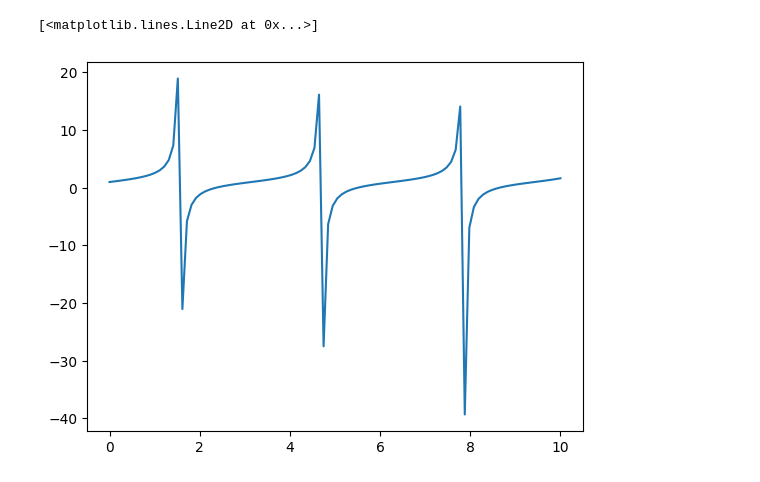
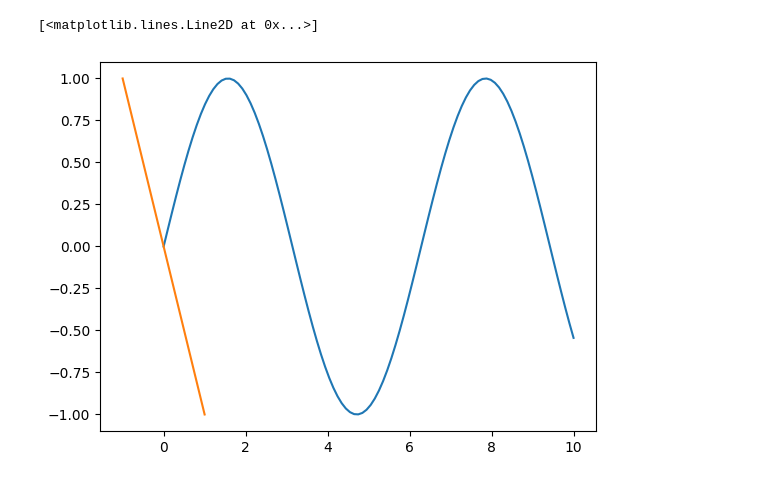
Before and after one commit to AbhishikthM/neural_misc, a Jupyter notebook: first.ipynb, the cells around one changed output. Saved outputs shown, nothing was run; the diff lists cells and outputs as text; code cells hidden in the pictures.

```diff
--- a/first.ipynb
+++ b/first.ipynb
@@ -6,4 +6,9 @@ x = np.linspace(0,10,100)
 # %%
 y = np.zeros(len(x))
 for z in x :
-     y = np.tan(x) + 1
+     y = np.sin(x)
+
+## filter
+a = np.linspace(-1,1,3)
+f = [1 , 0 , -1]
+print(a , f , x , y )
@@ -10,5 +33,6 @@ for z in x :
 # %%
 plt.plot(x,y, label="sin wave")
+plt.plot(a,f , label = "filter")
 # %% [output]
 [<matplotlib.lines.Line2D at 0x...>]
-[figure, old version]
+[figure, new version]
```
Also changed, not shown: parts of 3 cells of this notebook.
